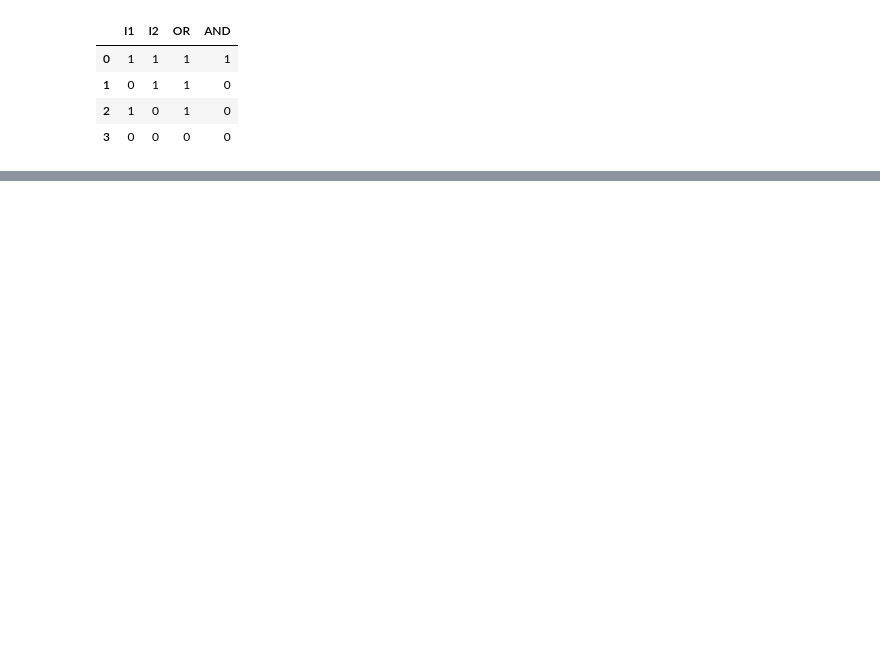
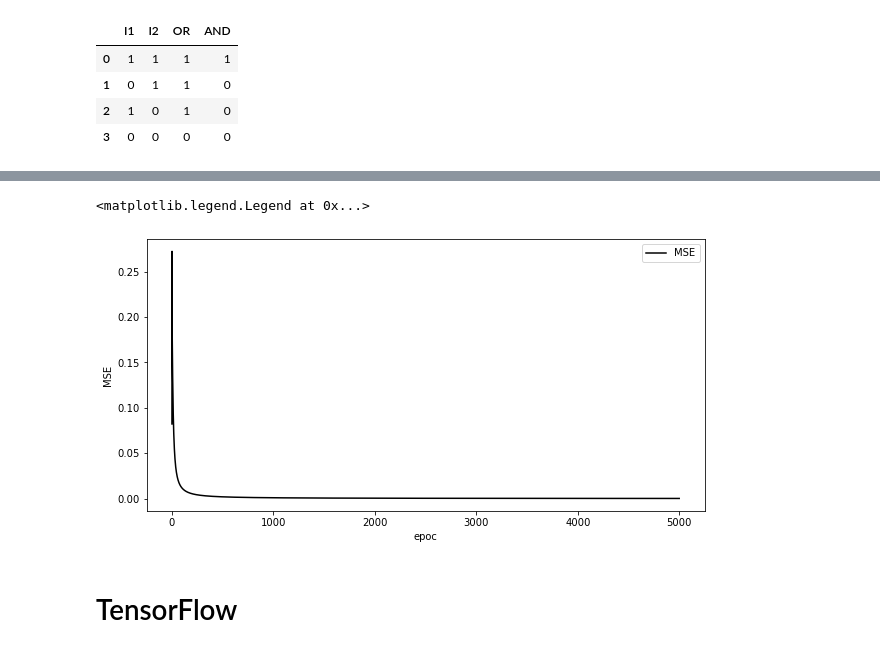
Before and after one commit to alejgdr/simple_perceptron, a Jupyter notebook: New_ ORAND .ipynb, the cells around one changed output, grey strips where cells are left out. Drawn from its saved outputs; the diff is of its cells as text; code cells hidden in the pictures; blank space fills up the shorter version.

```diff
--- a/New_ ORAND .ipynb
+++ b/New_ ORAND .ipynb
@@ -115,28 +4,0 @@ print(predict(h,w))
-# %%
-etha=1
-w=np.array((np.random.rand(2,2)))
-b=np.array((np.random.rand(2,1)))
-h= np.array((np.random.rand(2,1),np.random.rand(2,1)))
-output_layer_nodes=2
-epocs=2000
-criterio=1e-3
-c=MSE(y,h)
-costoOR=[]
-costoAND=[]
-print(c)
-while (c[0]>criterio or c[1]>criterio):
- for i in data.index:
-   h[0]=entrada(h,data,i)
-   y=np.array([[data['OR'].iloc[i]],[data['AND'].iloc[i]]])
-   z=w.dot(h[0])+b
-   h[1]=sigmoid(z)
-   c=MSE(y,h)
-   costoOR.append(c[0])
-   costoAND.append(c[1])
-   #print(sum(c))
-   for n in range(output_layer_nodes):
-     Dw=etha*np.transpose(dz(h)*dh(z,n)*dC(y,h,n))
-     w[n]=w[n]-Dw
-     Db=etha*dh(z,n)*dC(y,h,n)
-     b[n]=b[n]-Db
-#costo=pd.DataFrame(costo)
@@ -155,5 +4,0 @@ ax.legend(loc='upper right')
-# %%
-i=2
-h[0]=entrada(h,data,i)
-print(h[0])
-print(predict(h,w))
@@ -321,0 +150,12 @@ print('output',predict(h,w))
+# %%
+fig, ax=plt.subplots(figsize=(10,5))
+ax.plot(meanse,'k-',label='MSE')
+
+ax.set_xlabel('epoc')
+ax.set_ylabel('MSE')
+ax.legend()
+# %% [output]
+<matplotlib.legend.Legend at 0x...>
+[figure, added]
+# %% [markdown]
+# TensorFlow
```
Also changed, not shown: parts of 53 cells of this notebook.
